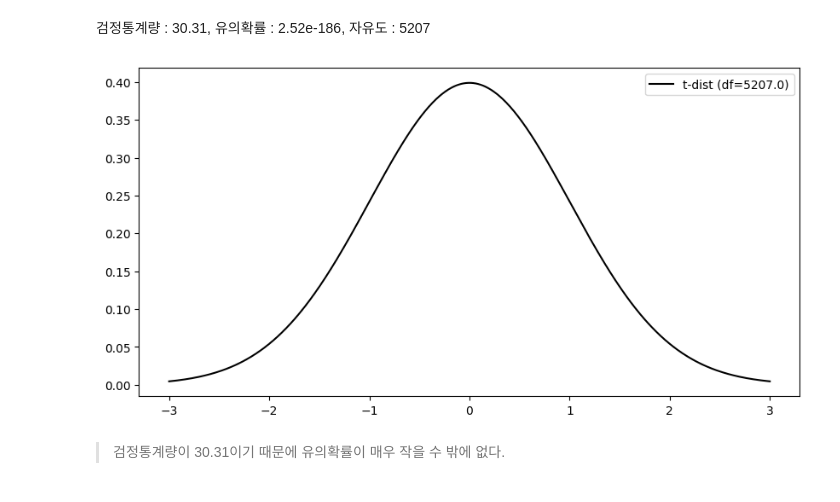
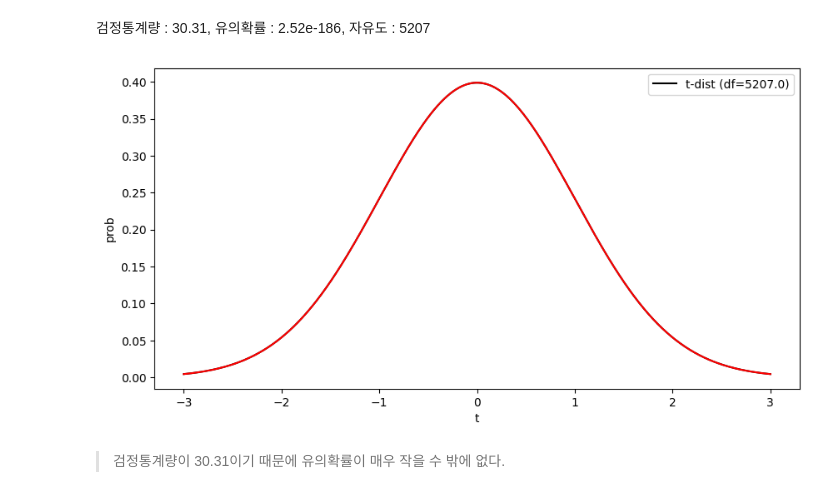
Before and after one commit to joo9810/VSCode, a Jupyter notebook: K-Digital Training/이성희 교수님/프로젝트/project6_wine.ipynb, the cells around one changed output. Saved outputs shown, nothing was run; the diff lists cells and outputs as text; code cells hidden in the pictures.

```diff
--- a/K-Digital Training/이성희 교수님/프로젝트/project6_wine.ipynb
+++ b/K-Digital Training/이성희 교수님/프로젝트/project6_wine.ipynb
@@ -366,18 +377,23 @@ TtestResult(statistic=30.312608117481005, pvalue=2.5202968334687466e-186, df=520
 # %% [markdown]
 검정통계량 : 30.31, 유의확률 : 2.52e-186, 자유도 : 5207
 # %%
-t_dist = stats.t(df = result2.df)
+t_dist = stats.t(df = result2.df, loc = 0, scale = 1)
+norm_dist = stats.norm(loc = 0, scale = 1)
 # %%
 fig, axs = plt.subplots(figsize = (10, 5))
 
 x = np.linspace(-3, 3, 1000)
 y = [t_dist.pdf(i) for i in x]
+y_n = [norm_dist.pdf(i) for i in x]
 
 axs.plot(x, y, color = 'black', label = f't-dist (df={round(result2.df, 1)})')
+axs.plot(x, y_n, color = 'red')
 plt.legend()
+plt.xlabel('t')
+plt.ylabel('prob')
 plt.show()
 # %% [output]
-[figure, old version]
+[figure, new version]
 # %% [markdown]
 > 검정통계량이 30.31이기 때문에 유의확률이 매우 작을 수 밖에 없다.
 # %% [markdown]
```
Also changed, not shown: parts of 23 cells of this notebook, 2 other files.
